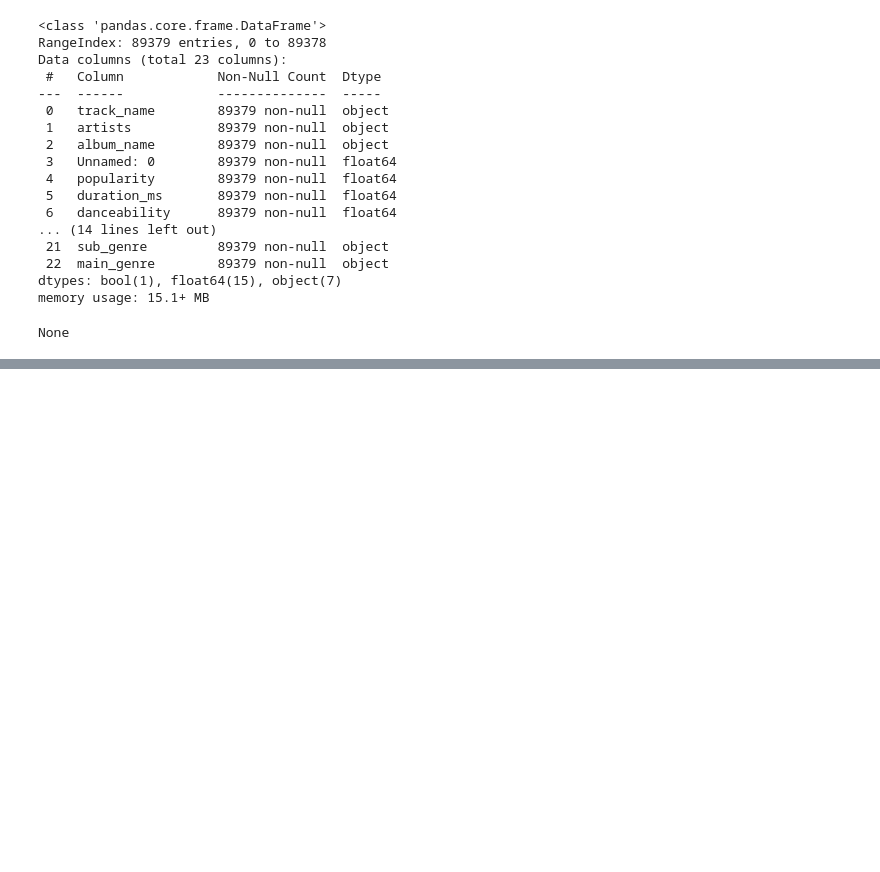
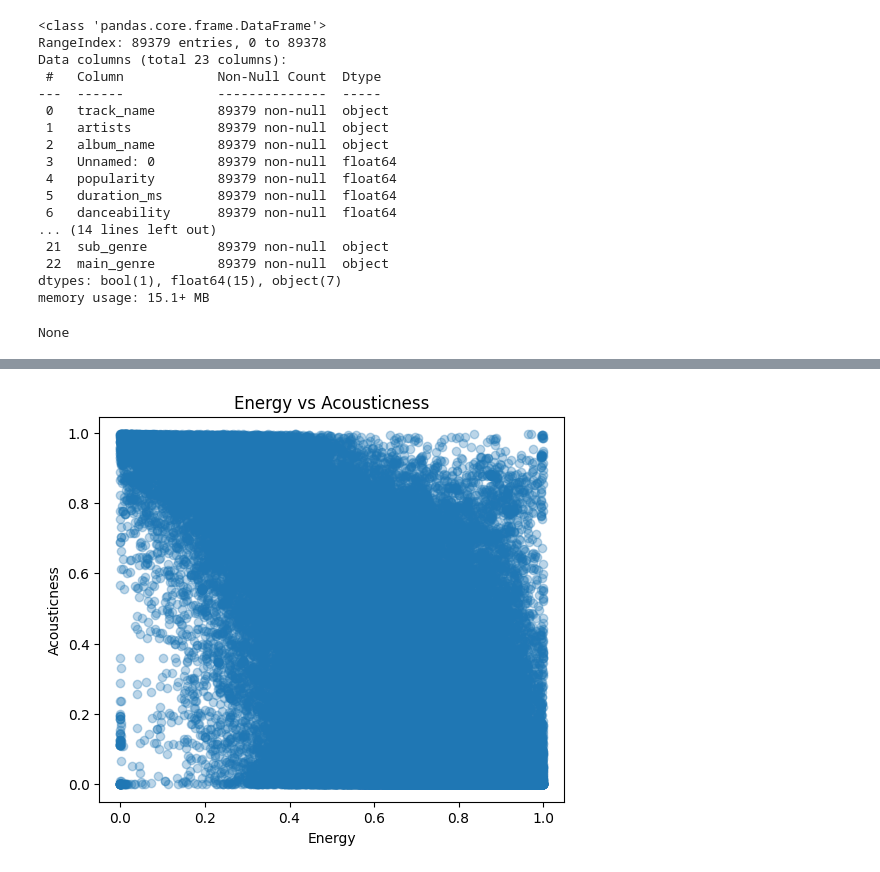
Before and after one commit to ashuraWho/Progetto_EmanueleAnnaGianmarco, a Jupyter notebook: anna/pulizia.ipynb, the cells around one changed output, grey strips where cells are left out. Cells and saved outputs as stored; diff of their text form; code cells hidden in the pictures; blank space fills up the shorter version.

```diff
--- a/anna/pulizia.ipynb
+++ b/anna/pulizia.ipynb
@@ -359,0 +423,11 @@ None
+# %%
+plt.figure(figsize=(6,5))
+plt.scatter(df['energy'], df['acousticness'], alpha=0.3)
+plt.xlabel('Energy')
+plt.ylabel('Acousticness')
+plt.title('Energy vs Acousticness')
+plt.show()
+
+#Andamento decrescente (corr -0.73)
+# %% [output]
+[figure, added]
```
Also changed, not shown: parts of 10 cells of this notebook.
